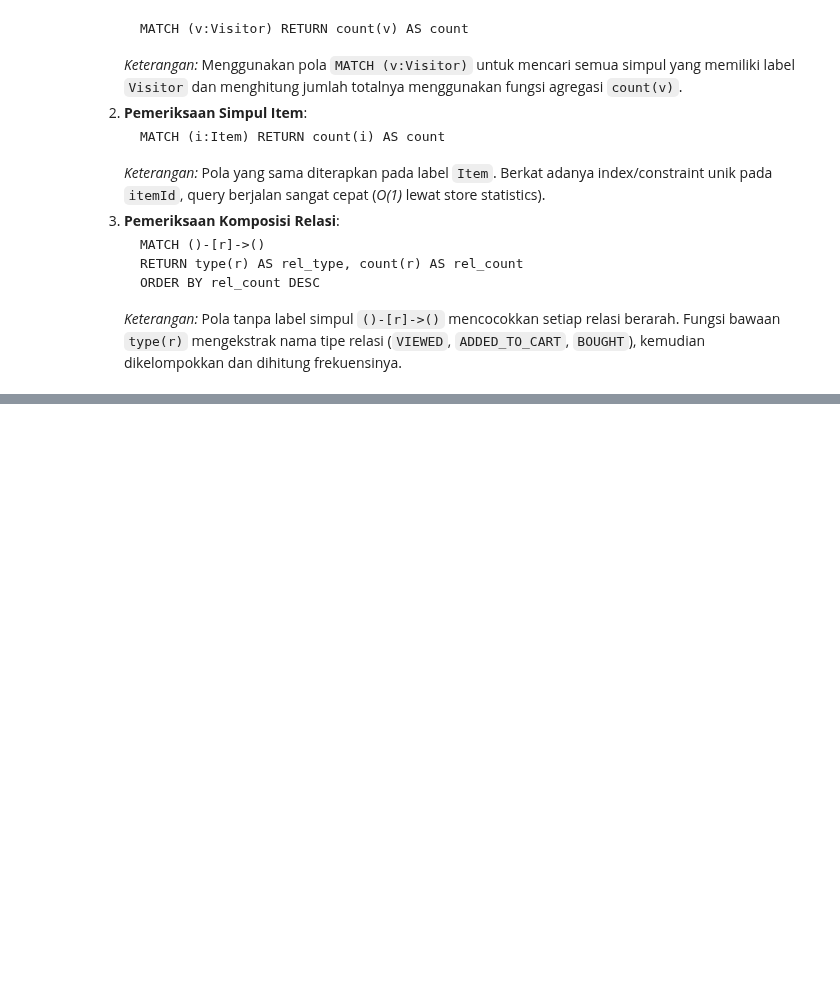
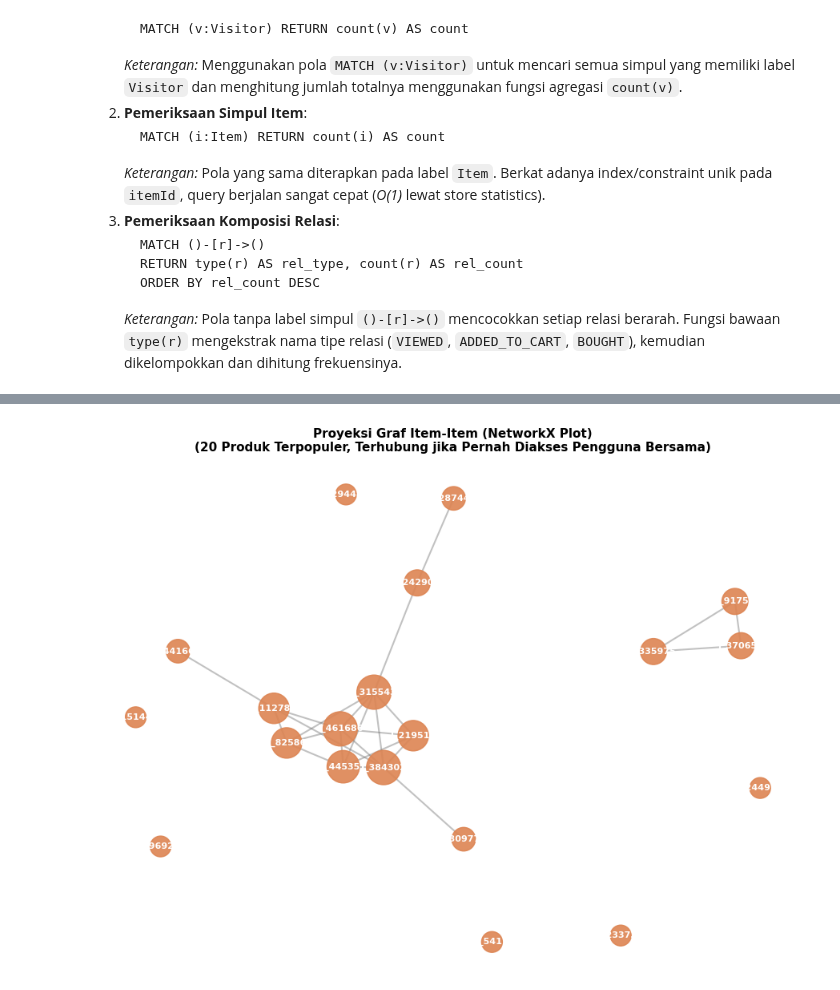
Before and after one commit to nazaa-arch/UTS-Graf-Sains-Data, a Jupyter notebook: UTS_Graf_Sains_Data_Muhammad_Naza_Firmansyah.ipynb, the cells around one changed output, grey strips where cells are left out. Drawn from its saved outputs; the diff is of its cells as text; code cells hidden in the pictures; blank space fills up the shorter version.

```diff
--- a/UTS_Graf_Sains_Data_Muhammad_Naza_Firmansyah.ipynb
+++ b/UTS_Graf_Sains_Data_Muhammad_Naza_Firmansyah.ipynb
@@ -391,0 +498,19 @@ KOMPOSISI SUBGRAPH YANG DIBANGUN DI NEO4J
+# %%
+# Membangun Item-User Matrix (Transpose dari User-Item Matrix)
+IU_matrix = UI_matrix.T.tocsr()
+
+num_items_iu, num_users_iu = IU_matrix.shape
+item_degrees = np.diff(IU_matrix.indptr)
+
+print("="*45)
+print("KARAKTERISTIK VSM SIMPUL ITEM (ITEM-USER MATRIX)")
+print("="*45)
+print(f"Dimensi / Shape : {num_items_iu:,} baris (Items) x {num_users_iu:,} kolom (Users)")
+print(f"Total Elemen    : {num_items_iu * num_users_iu:,}")
+print(f"Non-Zero Elemen : {IU_matrix.nnz:,}")
+print(f"Sparsity        : {(1.0 - (IU_matrix.nnz / (num_items_iu * num_users_iu))) * 100:.5f} %")
+print(f"Min Popularitas : {np.min(item_degrees)} user")
+print(f"Max Popularitas : {np.max(item_degrees)} user")
+print(f"Mean Popularitas: {np.mean(item_degrees):.2f} user")
+print(f"Median Populart : {np.median(item_degrees):.1f} user")
+print("="*45)
@@ -391,0 +530,34 @@ KOMPOSISI SUBGRAPH YANG DIBANGUN DI NEO4J
+# %%
+# Visualisasi Proyeksi Item-Item pada Subgraph Populer menggunakan NetworkX
+# Dua item terhubung jika pernah diakses oleh pengguna yang sama
+top_popular_items = np.argsort(item_degrees)[::-1][:20]
+top_i_ids = [idx2item[idx] for idx in top_popular_items]
+
+sub_item_df = train_agg[train_agg['itemid'].isin(top_i_ids)]
+B_item = nx.Graph()
+
+for _, r in sub_item_df.iterrows():
+    u_node = f"U_{int(r['visitorid'])}"
+    i_node = f"I_{int(r['itemid'])}"
+    B_item.add_node(u_node, bipartite=0)
+    B_item.add_node(i_node, bipartite=1)
+    B_item.add_edge(u_node, i_node, weight=r['weight'])
+
+# Proyeksi one-mode ke Item
+item_nodes = [f"I_{it}" for it in top_i_ids]
+G_item_proj = nx.bipartite.projected_graph(B_item, item_nodes)
+
+plt.figure(figsize=(9, 7))
+pos_item = nx.spring_layout(G_item_proj, seed=100, k=0.6)
+node_sizes_item = [G_item_proj.degree(n) * 100 + 350 for n in G_item_proj.nodes()]
+
+nx.draw_networkx_nodes(G_item_proj, pos_item, node_size=node_sizes_item, node_color="#DD8452", alpha=0.9)
+nx.draw_networkx_edges(G_item_proj, pos_item, alpha=0.4, edge_color="#666666", width=1.5)
+nx.draw_networkx_labels(G_item_proj, pos_item, font_size=8, font_color="white", font_weight="bold")
+
+plt.title("Proyeksi Graf Item-Item (NetworkX Plot)\n(20 Produk Terpopuler, Terhubung jika Pernah Diakses Pengguna Bersama)", fontsize=11, fontweight="bold")
+plt.axis("off")
+plt.tight_layout()
+plt.show()
+# %% [output]
+[figure, added]
```
Also changed, not shown: parts of 7 cells of this notebook.
